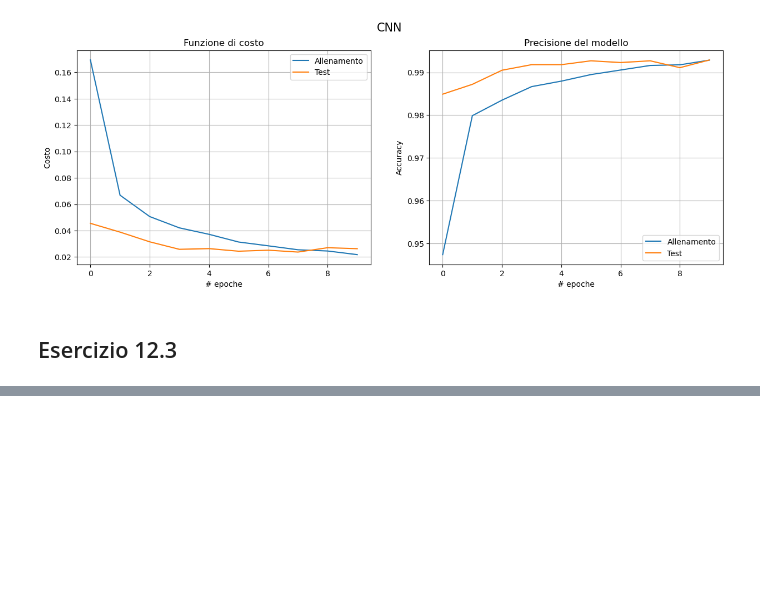
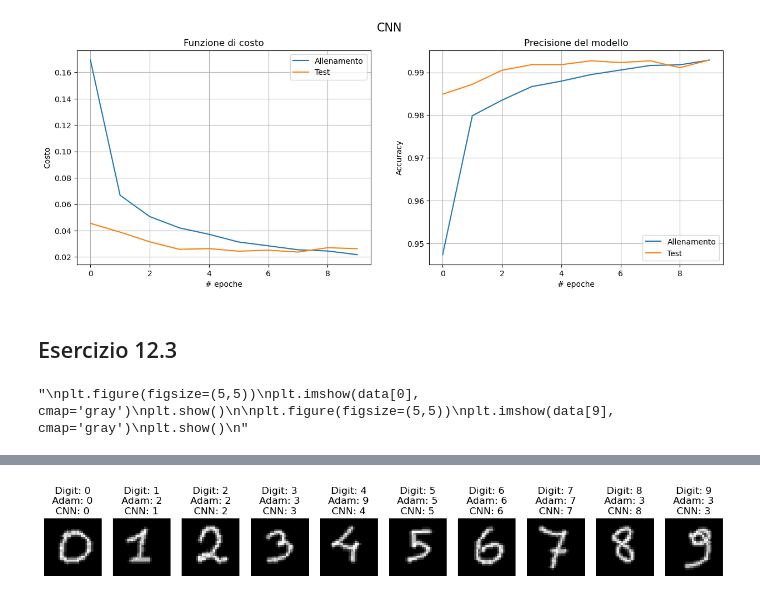
Before and after one commit to paolo-magnani/Esercizi_LSN, a Jupyter notebook: Es12/Esercitazione12.ipynb, the cells around one changed output, grey strips where cells are left out. Saved outputs shown, nothing was run; the diff lists cells and outputs as text; code cells hidden in the pictures; blank space fills up the shorter version.

```diff
--- a/Es12/Esercitazione12.ipynb
+++ b/Es12/Esercitazione12.ipynb
@@ -410,3 +410,53 @@ plt.show()
 [figure]
 # %% [markdown]
 ## Esercizio 12.3
+# %%
+from PIL import Image
+import os
+
+digit_in = []
+data = []
+pix = []
+
+for i in range(10):
+    digit_filename = "./Pictures/"+str(i)+".png"
+    digit_in.append(Image.open(digit_filename).convert('L'))
+    ydim, xdim = digit_in[i].size
+    pix.append(digit_in[i].load());
+    data.append(np.zeros((xdim, ydim)))
+    for j in range(ydim):
+        for k in range(xdim):
+            data[i][k,j]=pix[i][j,k]
+    data[i] /= 255
+
+'''
+plt.figure(figsize=(5,5))
+plt.imshow(data[0], cmap='gray')
+plt.show()
+
+plt.figure(figsize=(5,5))
+plt.imshow(data[9], cmap='gray')
+plt.show()
+'''
+# %% [output]
+"\nplt.figure(figsize=(5,5))\nplt.imshow(data[0], cmap='gray')\nplt.show()\n\nplt.figure(figsize=(5,5))\nplt.imshow(data[9], cmap='gray')\nplt.show()\n"
+# %%
+pred_DNN = []
+pred_CNN = []
+
+
+for i in range(10):
+    data[i] = data[i].reshape(1,xdim,ydim,1)
+    pred_CNN.append(model_CNN.predict(data[i]))
+    data[i] = data[i].reshape(1,xdim*ydim)
+    pred_DNN.append(model_DNN_Adam.predict(data[i]))
+    data[i] = data[i].reshape(xdim,ydim)
+
+plt.figure(figsize=(15, 15))
+for i in range(10):
+    ax = plt.subplot(2, 10, i + 1)
+    plt.imshow(data[i], cmap='gray')
+    plt.title("Digit: {}\nAdam: {}\nCNN: {}".format(i, np.argmax(pred_DNN[i]), np.argmax(pred_CNN[i])))
+    plt.axis('off')
+plt.show()
+# %% [output]
@@ -412,0 +483 @@ plt.show()
+[figure, added]
```
Also changed, not shown: parts of 1 cell of this notebook, 10 other files.
